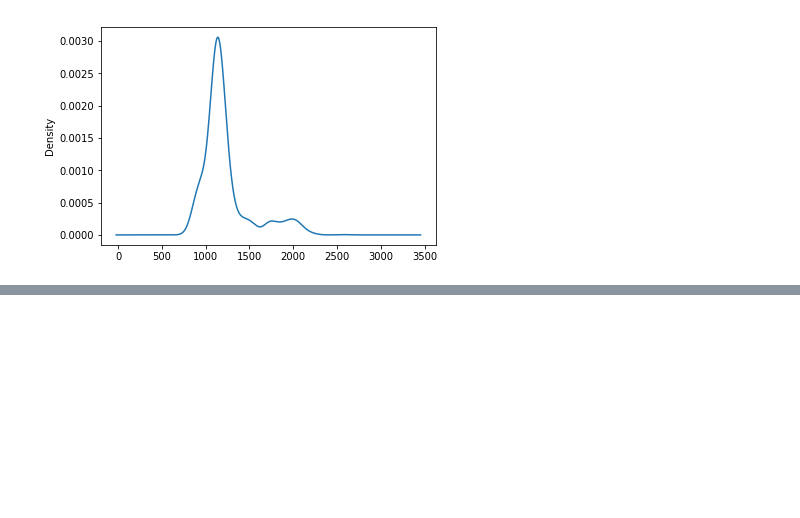
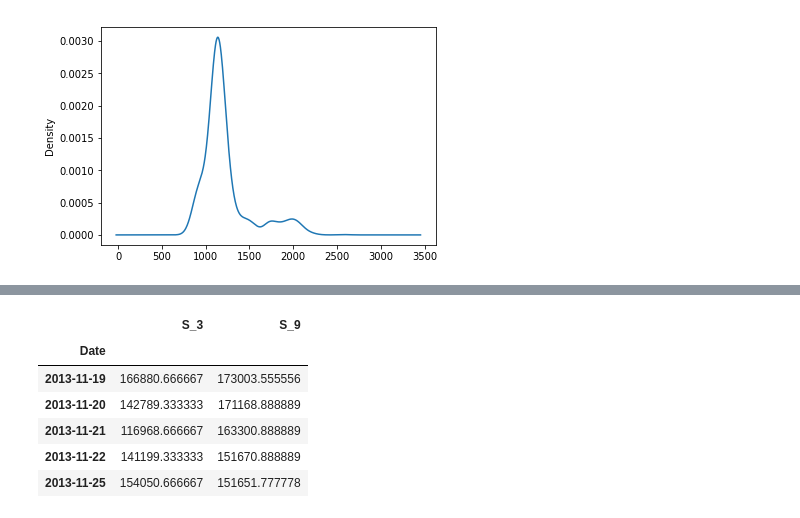
Before and after one commit to pragatikumar/Stock-Price-Forecasting, a Jupyter notebook: Stock Price Prediction.ipynb, the cells around one changed output, grey strips where cells are left out. Drawn from its saved outputs; the diff is of its cells as text; code cells hidden in the pictures; blank space fills up the shorter version.

```diff
--- a/Stock Price Prediction.ipynb
+++ b/Stock Price Prediction.ipynb
@@ -133,0 +141,19 @@ plt.plot(glow.rolling(window=2).std())
+# %%
+#Define explanatory variables
+data['S_3'] = data['Volume'].shift(1).rolling(window=3).mean()
+
+data['S_9']= data['Volume'].shift(1).rolling(window=9).mean()
+
+data= data.dropna()
+
+X = data[['S_3','S_9']]
+
+X.head()
+# %% [output]
+|  | S_3 | S_9 |
+| Date |  |  |
+| 2013-11-19 | 166880.666667 | 173003.555556 |
+| 2013-11-20 | 142789.333333 | 171168.888889 |
+| 2013-11-21 | 116968.666667 | 163300.888889 |
+| 2013-11-22 | 141199.333333 | 151670.888889 |
+| 2013-11-25 | 154050.666667 | 151651.777778 |
```
Also changed, not shown: parts of 14 cells of this notebook.
